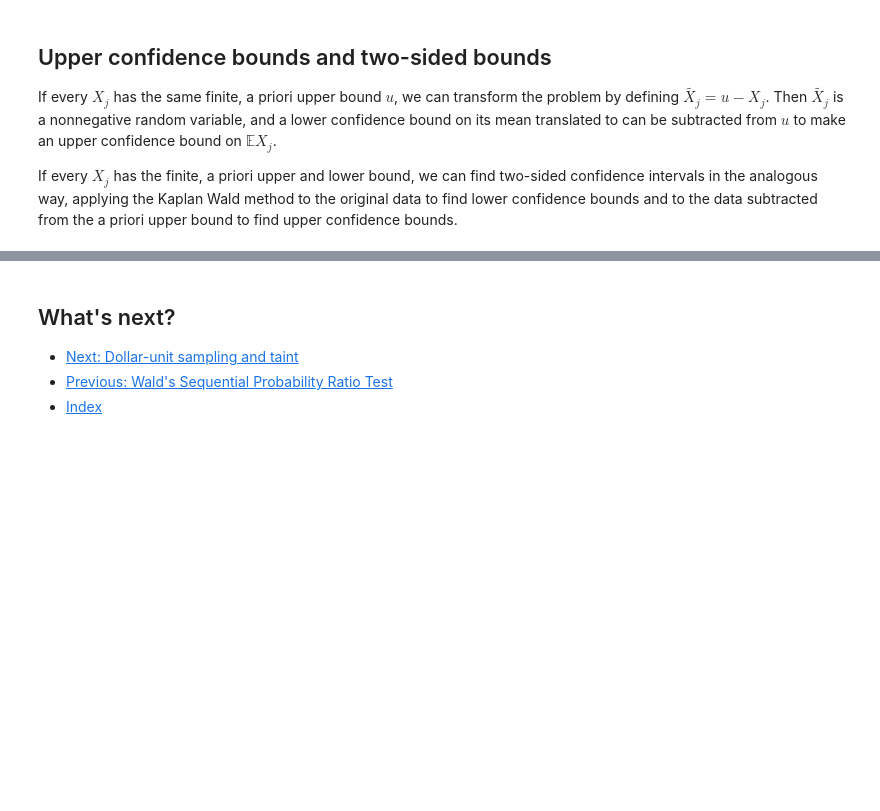
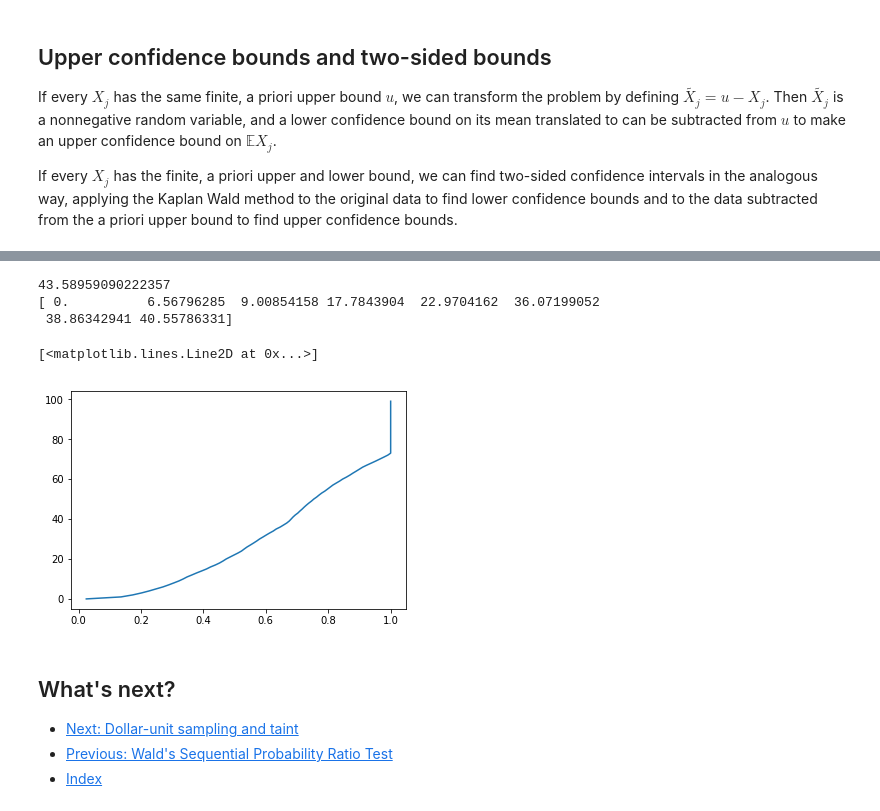
Before and after one commit to pbstark/S157F17, a Jupyter notebook: kaplanWald.ipynb, the cells around one changed output, grey strips where cells are left out. Saved outputs shown, nothing was run; the diff lists cells and outputs as text; code cells hidden in the pictures; blank space fills up the shorter version.

```diff
--- a/kaplanWald.ipynb
+++ b/kaplanWald.ipynb
@@ -219,0 +425,18 @@ Harold Kaplan has introduced a variety of other methods based on Markov's inequa
+# %%
+## compare performance for different values of delta
+
+cl = 1-.05
+
+N=200000               # population size
+x = [0]*450 + [100]*50 # sample size 500
+x = np.array(x)
+reps = int(10**3)
+delta = [1, 50, 100, 250, 500, 750, 1000]
+out = np.zeros(len(delta))
+for j in range(len(delta)):
+    sims = np.zeros(reps)
+    for i in range(reps):
+        xp = np.random.permutation(x)
+        sims[i] = CI_from_test(x, N, d=delta[j], cl=cl)
+    out[j] = np.mean(sims)
+    print(delta[j], out[j])
@@ -220,3 +486,34 @@ Harold Kaplan has introduced a variety of other methods based on Markov's inequa
+# %%
+cl = 1-.05
+
+N = 200000
+x = [0]*250 + [100]*250
+x = np.array(x)
+reps = int(10**3)
+
+sims = np.zeros(reps)
+for i in range(reps):
+    xp = np.random.permutation(x)
+    sims[i] = CI_from_test(x, N, d=delta[j], cl=cl, random_order = True,
+                                  p_value = HK_p)
+print(np.mean(sims))
+print(out)
+# %% [output]
+43.58959090222357
+[ 0.          6.56796285  9.00854158 17.7843904  22.9704162  36.07199052
+ 38.86342941 40.55786331]
+# %%
+n = 10
+reps = 10**4
+p = np.zeros(reps)
+for i in range(int(reps)):
+    p[i] = HK_p(2*np.random.random(n), N, 1)
+# %%
+pct = np.percentile(p, range(100))
+plt.plot(pct, range(100))
+# %% [output]
+[<matplotlib.lines.Line2D at 0x...>]
+[figure, added]
 # %% [markdown]
 ## What's next?
 
```
Also changed, not shown: parts of 10 cells of this notebook.
